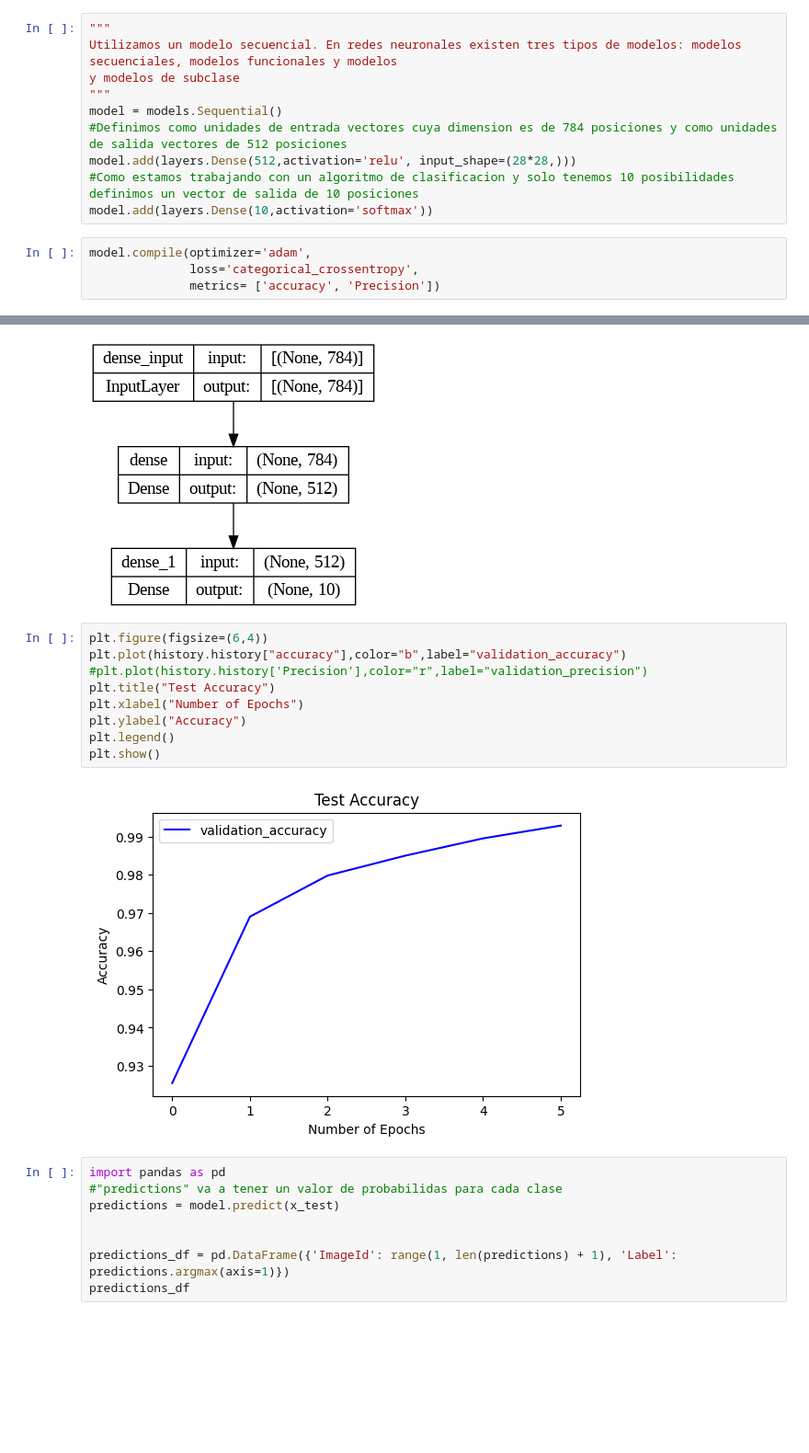
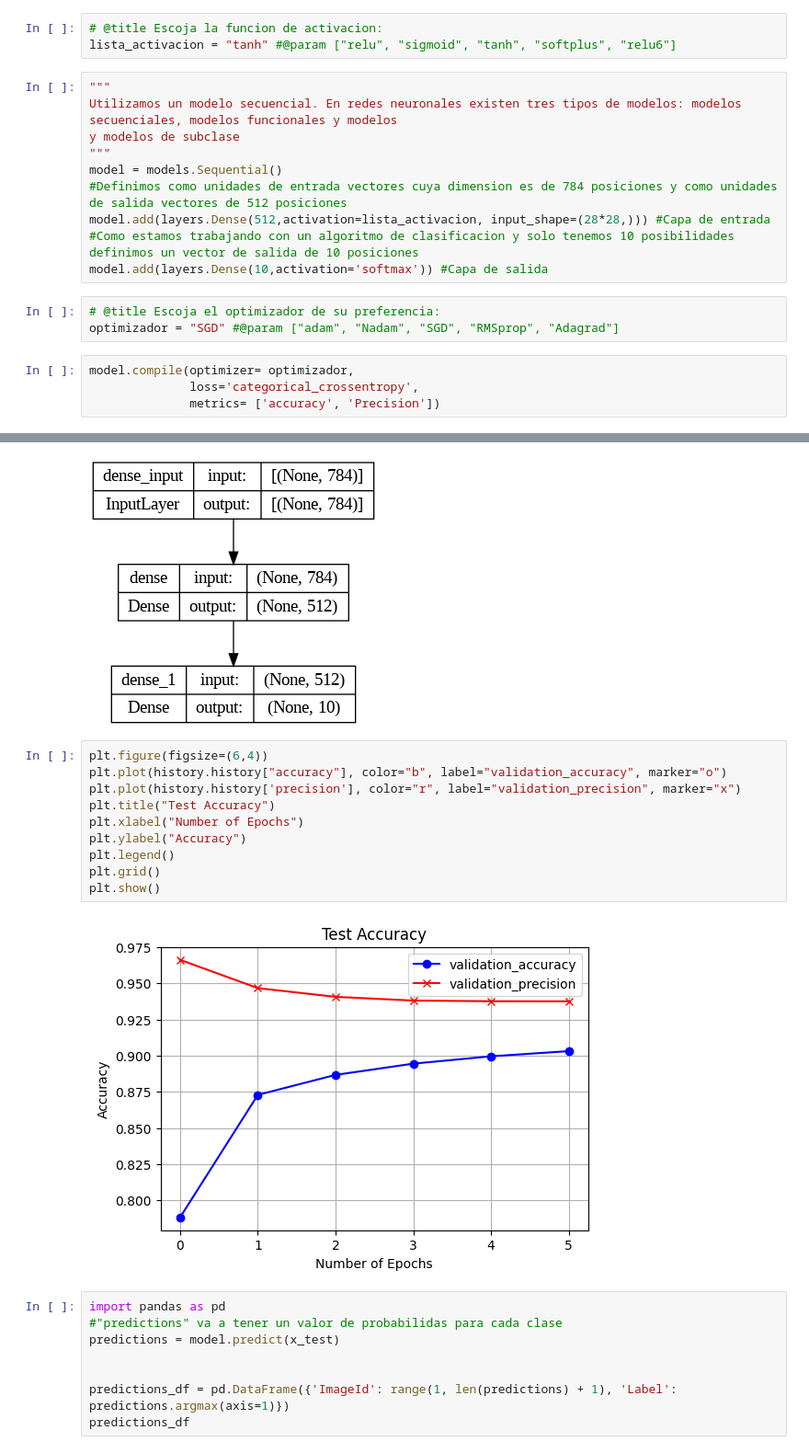
Before and after one commit to nuryduque63/final_redesneuronales, a Jupyter notebook: Grupo_Trabajo_Final_Redes_Neuronales.ipynb, the cells around one changed output, grey strips where cells are left out. Shown: that part at 92% size. Saved outputs shown, nothing was run; the diff lists cells and outputs as text; blank space fills up the shorter version.

```diff
--- a/Grupo_Trabajo_Final_Redes_Neuronales.ipynb
+++ b/Grupo_Trabajo_Final_Redes_Neuronales.ipynb
@@ -143,3 +150,6 @@ train_labels[689]
+# %%
+# @title Escoja la funcion de activacion:
+lista_activacion = "tanh" #@param ["relu", "sigmoid", "tanh", "softplus", "relu6"]
 # %%
 """
 Utilizamos un modelo secuencial. En redes neuronales existen tres tipos de modelos: modelos secuenciales, modelos funcionales y modelos
@@ -147,11 +157,14 @@ y modelos de subclase
 """
 model = models.Sequential()
 #Definimos como unidades de entrada vectores cuya dimension es de 784 posiciones y como unidades de salida vectores de 512 posiciones
-model.add(layers.Dense(512,activation='relu', input_shape=(28*28,)))
+model.add(layers.Dense(512,activation=lista_activacion, input_shape=(28*28,))) #Capa de entrada
 #Como estamos trabajando con un algoritmo de clasificacion y solo tenemos 10 posibilidades definimos un vector de salida de 10 posiciones
-model.add(layers.Dense(10,activation='softmax'))
+model.add(layers.Dense(10,activation='softmax')) #Capa de salida
+# %%
+# @title Escoja el optimizador de su preferencia:
+optimizador = "SGD" #@param ["adam", "Nadam", "SGD", "RMSprop", "Adagrad"]
 # %%
-model.compile(optimizer='adam',
+model.compile(optimizer= optimizador,
               loss='categorical_crossentropy',
               metrics= ['accuracy', 'Precision'])
 # %%
@@ -247,15 +260,16 @@ plot_model(model, to_file='model_sequential.png',show_shapes=True, show_layer_na
 [figure]
 # %%
 plt.figure(figsize=(6,4))
-plt.plot(history.history["accuracy"],color="b",label="validation_accuracy")
-#plt.plot(history.history['Precision'],color="r",label="validation_precision")
+plt.plot(history.history["accuracy"], color="b", label="validation_accuracy", marker="o")
+plt.plot(history.history['precision'], color="r", label="validation_precision", marker="x")
 plt.title("Test Accuracy")
 plt.xlabel("Number of Epochs")
 plt.ylabel("Accuracy")
 plt.legend()
+plt.grid()
 plt.show()
 # %% [output]
-[figure, old version]
+[figure, new version]
 # %%
 import pandas as pd
 #"predictions" va a tener un valor de probabilidas para cada clase
```
Also changed, not shown: parts of 6 cells of this notebook.
